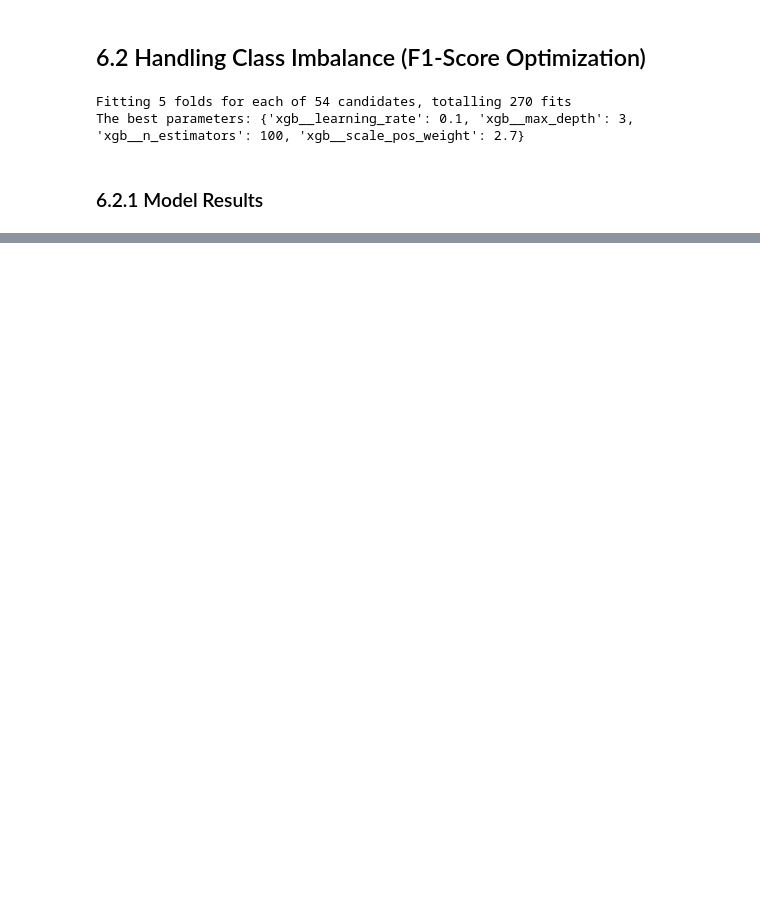
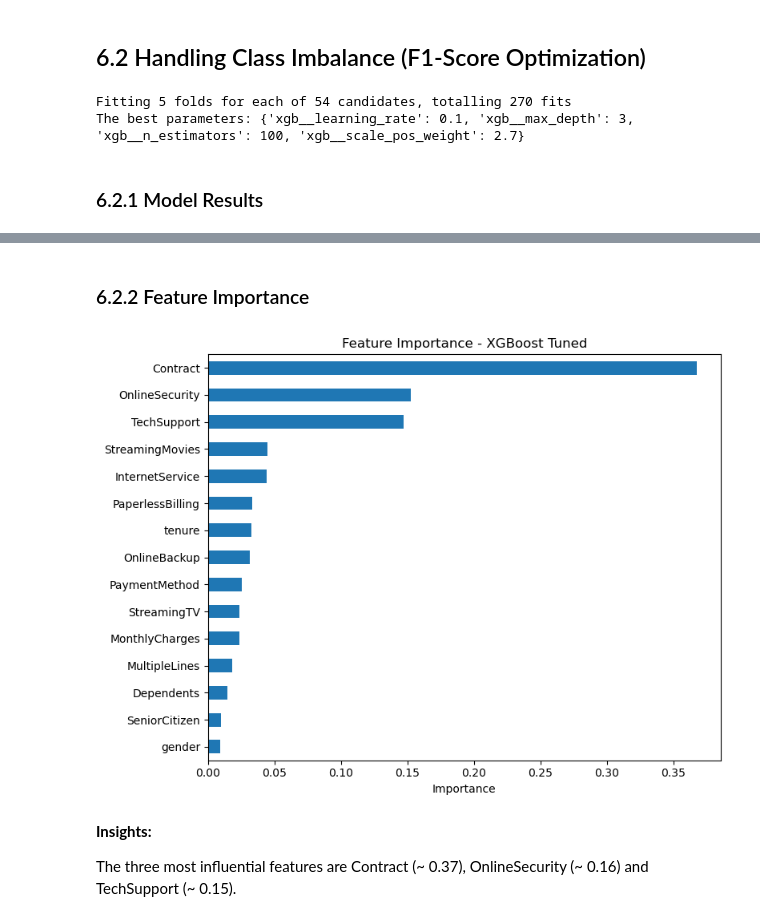
Before and after one commit to Oliwer1992/telco-customer-churn, a Jupyter notebook: 02_Classification_Models_Training.ipynb, the cells around one changed output, grey strips where cells are left out. Drawn from its saved outputs; the diff is of its cells as text; code cells hidden in the pictures; blank space fills up the shorter version.

```diff
--- a/02_Classification_Models_Training.ipynb
+++ b/02_Classification_Models_Training.ipynb
@@ -316,0 +420,10 @@ show_results(cm_xgb_f)
+# %% [markdown]
+### 6.2.2 Feature Importance
+# %%
+feature_importance(best_model_xgb_f, X_train.columns, 'XGBoost Tuned')
+# %% [output]
+[figure, added]
+# %% [markdown]
+**Insights:**
+
+The three most influential features are Contract (~ 0.37), OnlineSecurity (~ 0.16) and TechSupport (~ 0.15).
```
Also changed, not shown: parts of 23 cells of this notebook.
